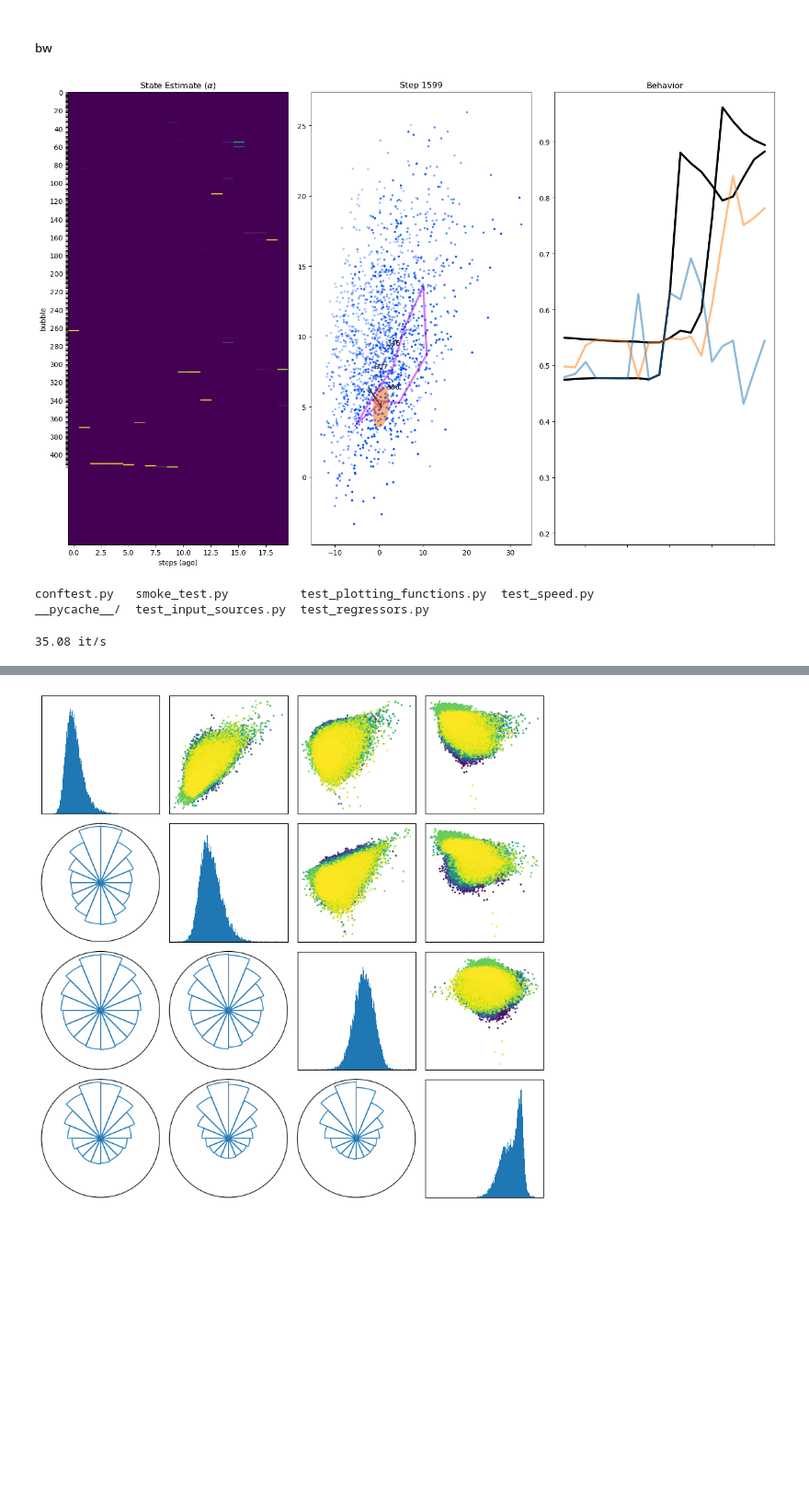
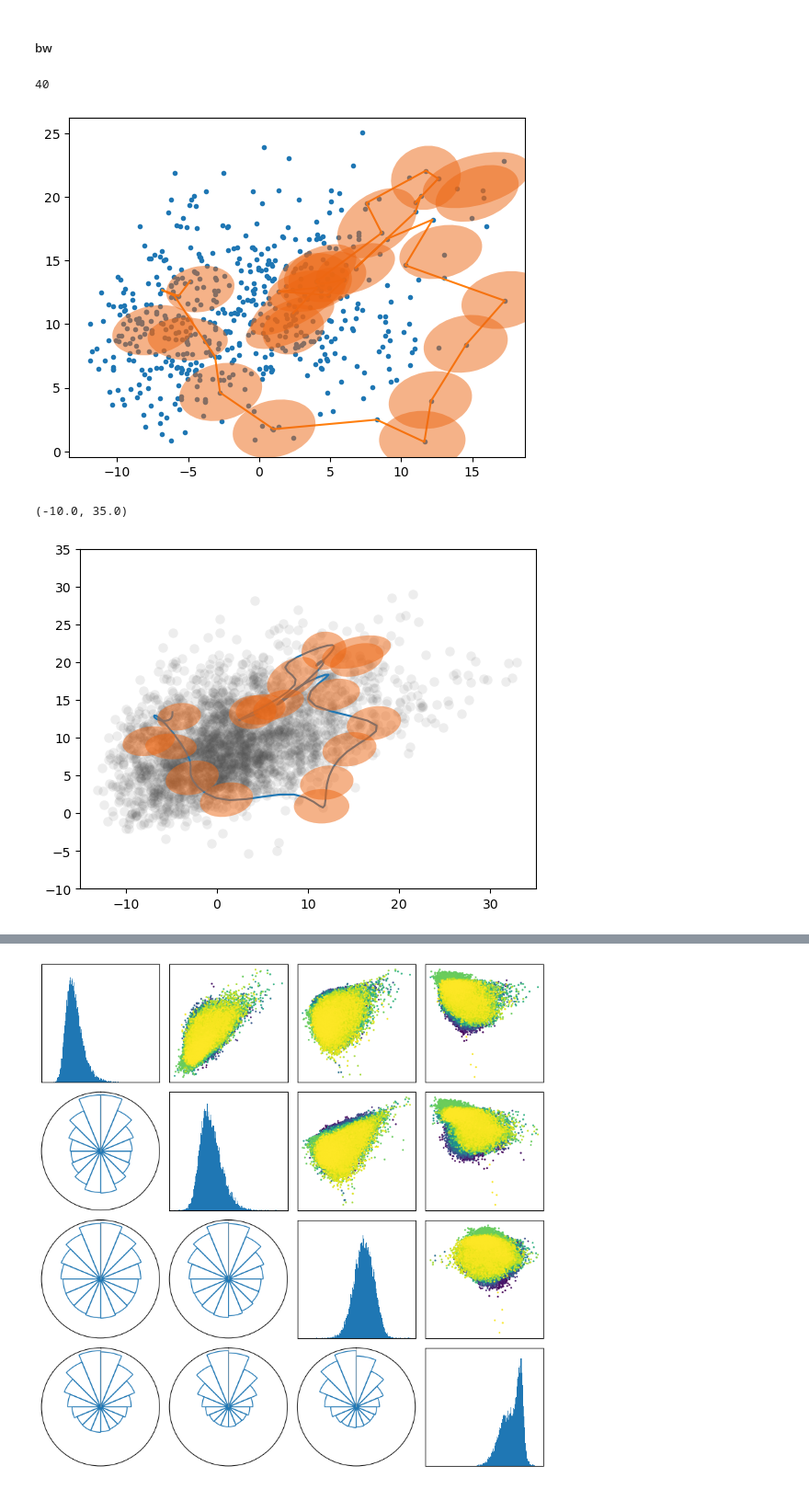
Before and after one commit to draeloslab/AdaptiveLatents, a Jupyter notebook: scripts/visualization_maker.ipynb, the cells around one changed output, grey strips where cells are left out. Shown at 92% size. Drawn from its saved outputs; the diff is of its cells as text; code cells hidden in the pictures; blank space fills up the shorter version.

```diff
--- a/scripts/visualization_maker.ipynb
+++ b/scripts/visualization_maker.ipynb
@@ -174,19 +167,11 @@ class CustomAnimation(AnimationManager):
     def frame_draw_condition(self, step_number, bw):
         condition = True
         condition = condition and (step_number % 1 == 0)
-        condition = condition and (1500 < step_number < 1600)
+        condition = condition and (350 < step_number < 1600)
         return condition
 
-am = CustomAnimation()
-# am = None
+am = CustomAnimation() if False else None
 
-br = BWRun(bw=bw, obs_ds=in_ds, beh_ds=out_ds, behavior_regressor=reg, animation_manager=am, show_tqdm=True)
+br = BWRun(bw=bw, obs_ds=in_ds, beh_ds=out_ds, behavior_regressor=reg, animation_manager=am, show_tqdm=True, save_A=True)
 
-br.run(limit=1600, save=True)
+br.run(limit=557,save=True)
-# %% [output]
-[figure, removed]
-# %%
-ls ../tests/
-# %% [output]
-conftest.py   smoke_test.py          test_plotting_functions.py  test_speed.py
-__pycache__/  test_input_sources.py  test_regressors.py
@@ -197,5 +178,55 @@ from test_speed import get_steady_state_speed
-# %%
-time_elapsed, steps_elapsed = get_steady_state_speed(pre_prosvd_A, beh, prosvd_k=4, bw_params={"num":1000}, max_steps=5000)
-print(f"{steps_elapsed/time_elapsed:.2f} it/s")
-# %% [output]
-35.08 it/s
+# %%
+np.argmax(br.alpha_history[0][-1])
+# %% [output]
+40
+# %%
+historical_observations, _ = br.obs_ds.get_history()
+n_steps = 30
+
+fig, ax = plt.subplots()
+ax.plot(historical_observations[:,0], historical_observations[:,1], '.')
+ax.plot(historical_observations[-n_steps:,0], historical_observations[-n_steps:,1])
+
+ms = []
+for i in range(n_steps):
+    m = np.argmax(br.alpha_history[0][-1-i])
+    ms.append(m)
+
+for m in set(ms):
+    al.plotting_functions.add_2d_bubble(ax, br.bw.L[m], br.bw.mu[m], 3, alpha=.5)
+# %% [output]
+[figure, added]
+# %%
+%matplotlib inline
+from scipy.interpolate import BSpline, make_interp_spline
+historical_observations, _ = br.obs_ds.get_history()
+n_steps = 25
+
+fig, ax = plt.subplots()
+all_observations = br.obs_ds.a
+idx = br.obs_ds.index
+width1= idx
+width2 = 4*idx
+ax.plot(all_observations[idx-width1:idx+width2,0], all_observations[idx-width1:idx+width2,1], '.',color="#505050", ms=15, alpha=.1, mew=0)
+
+points = np.array([historical_observations[-n_steps:,0], historical_observations[-n_steps:,1]]).T
+t = np.linspace(0,1,n_steps)
+
+b = make_interp_spline(t,points)
+
+points = b(np.linspace(0,1,100))
+ax.plot(points[:,0],points[:,1])
+
+ms = []
+for i in range(n_steps):
+    m = np.argmax(br.alpha_history[0][-1-i])
+    ms.append(m)
+
+for m in set(ms):
+    al.plotting_functions.add_2d_bubble(ax, br.bw.L[m], br.bw.mu[m], 3, alpha=.5)
+
+ax.set_xlim([-15,35])
+ax.set_ylim([-10,35])
+# %% [output]
+(-10.0, 35.0)
+[figure, added]
```
Also changed, not shown: parts of 13 cells of this notebook, 12 other files.
